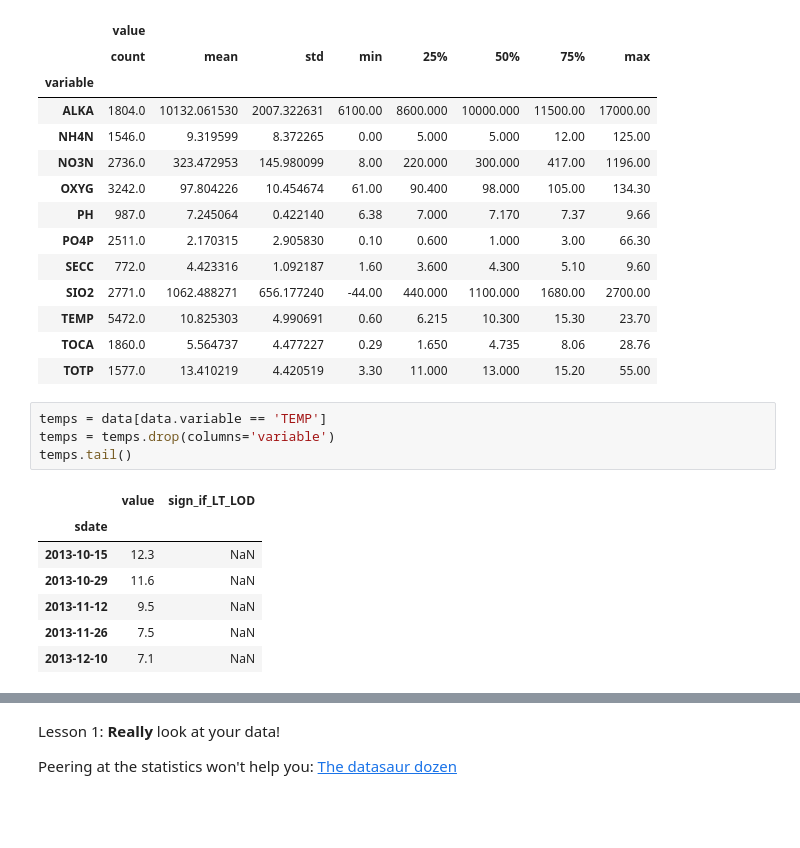
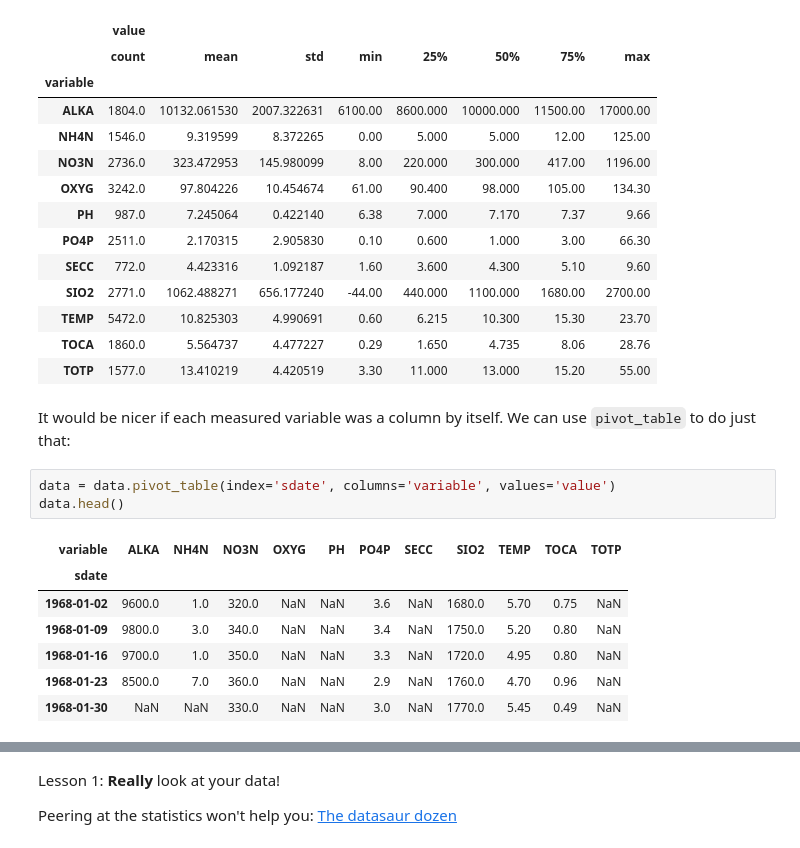
Before and after one commit to maaleske/data-mining-2018, a Jupyter notebook: 01-Introduction.ipynb, the cells around one changed output, grey strips where cells are left out. Saved outputs shown, nothing was run; the diff lists cells and outputs as text; blank space fills up the shorter version.

```diff
--- a/01-Introduction.ipynb
+++ b/01-Introduction.ipynb
@@ -87,15 +101,16 @@ data.groupby('variable').describe()
 | TEMP | 5472.0 | 10.825303 | 4.990691 | 0.60 | 6.215 | 10.300 | 15.30 | 23.70 |
 | TOCA | 1860.0 | 5.564737 | 4.477227 | 0.29 | 1.650 | 4.735 | 8.06 | 28.76 |
 | TOTP | 1577.0 | 13.410219 | 4.420519 | 3.30 | 11.000 | 13.000 | 15.20 | 55.00 |
-# %%
-temps = data[data.variable == 'TEMP']
-temps = temps.drop(columns='variable')
-temps.tail()
-# %% [output]
-|  | value | sign_if_LT_LOD |
-| sdate |  |  |
-| 2013-10-15 | 12.3 | NaN |
-| 2013-10-29 | 11.6 | NaN |
-| 2013-11-12 | 9.5 | NaN |
-| 2013-11-26 | 7.5 | NaN |
-| 2013-12-10 | 7.1 | NaN |
+# %% [markdown]
+It would be nicer if each measured variable was a column by itself. We can use `pivot_table` to do just that:
+# %%
+data = data.pivot_table(index='sdate', columns='variable', values='value')
+data.head()
+# %% [output]
+| variable | ALKA | NH4N | NO3N | OXYG | PH | PO4P | SECC | SIO2 | TEMP | TOCA | TOTP |
+| sdate |  |  |  |  |  |  |  |  |  |  |  |
+| 1968-01-02 | 9600.0 | 1.0 | 320.0 | NaN | NaN | 3.6 | NaN | 1680.0 | 5.70 | 0.75 | NaN |
+| 1968-01-09 | 9800.0 | 3.0 | 340.0 | NaN | NaN | 3.4 | NaN | 1750.0 | 5.20 | 0.80 | NaN |
+| 1968-01-16 | 9700.0 | 1.0 | 350.0 | NaN | NaN | 3.3 | NaN | 1720.0 | 4.95 | 0.80 | NaN |
+| 1968-01-23 | 8500.0 | 7.0 | 360.0 | NaN | NaN | 2.9 | NaN | 1760.0 | 4.70 | 0.96 | NaN |
+| 1968-01-30 | NaN | NaN | 330.0 | NaN | NaN | 3.0 | NaN | 1770.0 | 5.45 | 0.49 | NaN |
```
Also changed, not shown: parts of 21 cells of this notebook, 4 other files.
